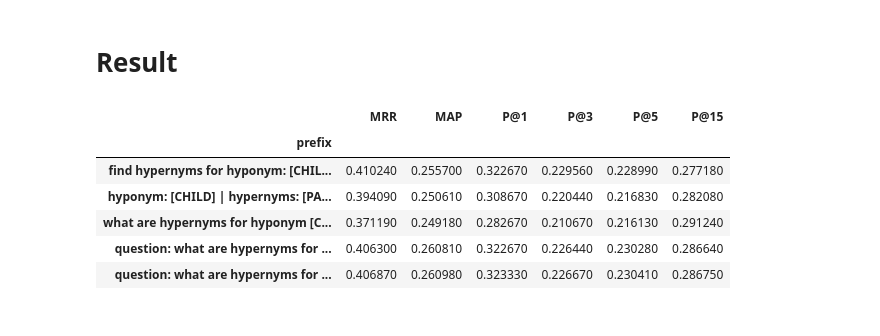
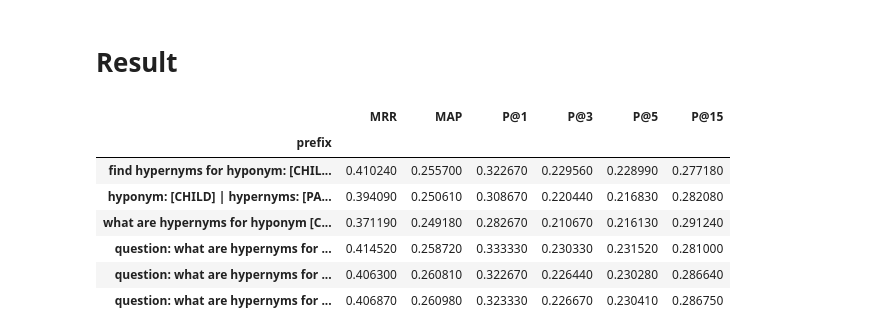
Before and after one commit to JuliaKudryavtseva/nlp, a Jupyter notebook: prefix/different_prefix.ipynb, the cells around one changed output. Drawn from its saved outputs; the diff is of its cells as text; code cells hidden in the pictures.

```diff
--- a/prefix/different_prefix.ipynb
+++ b/prefix/different_prefix.ipynb
@@ -797,0 +841,10 @@ Fri Mar 31 17:57:34 2023
+# %%
+f = io.StringIO()
+with redirect_stdout(f):
+    !python scorer.py /home/jovyan/work/SemEval2018-Task9/test/gold/1A.english.test.gold.txt test_pred_en_QAnospliter.txt
+
+
+_std_out = f.getvalue()
+_std_out = _std_out  + 'question: what are hypernyms for hyponym [CHILD] ? answer: [PARENTS]'
+QA_tablenoSpliter = answers(_std_out)
+QA_tablenoSpliter
@@ -802,29 +871,31 @@ import numpy as np
 # %%
 def highlight_max(s, props=''):
     return np.where(s == np.nanmax(s.values), props, '')
 
 def highlight_min(s, props=''):
     return np.where(s == np.nanmin(s.values), props, '')
 
 
 
 
 metrics_table = pd.concat([embading_find_hyponyms_uppercase_table,
                            embading_standard_table,
                            QA_table,
+                           QA_tablenoSpliter,
                            QA2_table,
                            QA2_pruned])
 
 
 metrics_table.to_csv('metrics_table.csv')
 metrics_table = metrics_table.style.apply(highlight_max,
                                           props='color:white; background-color:#1FC29D', axis=0).apply(highlight_min, props='color:white; background-color:#FF5555', axis=0)
 metrics_table
 # %% [output]
 |  | MRR | MAP | P@1 | P@3 | P@5 | P@15 |
 | prefix |  |  |  |  |  |  |
 | find hypernyms for hyponym: [CHIL... | 0.410240 | 0.255700 | 0.322670 | 0.229560 | 0.228990 | 0.277180 |
 | hyponym: [CHILD] | hypernyms: [PA... | 0.394090 | 0.250610 | 0.308670 | 0.220440 | 0.216830 | 0.282080 |
 | what are hypernyms for hyponym [C... | 0.371190 | 0.249180 | 0.282670 | 0.210670 | 0.216130 | 0.291240 |
+| question: what are hypernyms for ... | 0.414520 | 0.258720 | 0.333330 | 0.230330 | 0.231520 | 0.281000 |
 | question: what are hypernyms for ... | 0.406300 | 0.260810 | 0.322670 | 0.226440 | 0.230280 | 0.286640 |
 | question: what are hypernyms for ... | 0.406870 | 0.260980 | 0.323330 | 0.226670 | 0.230410 | 0.286750 |
```
Also changed, not shown: parts of 20 cells of this notebook, 15 other files.
